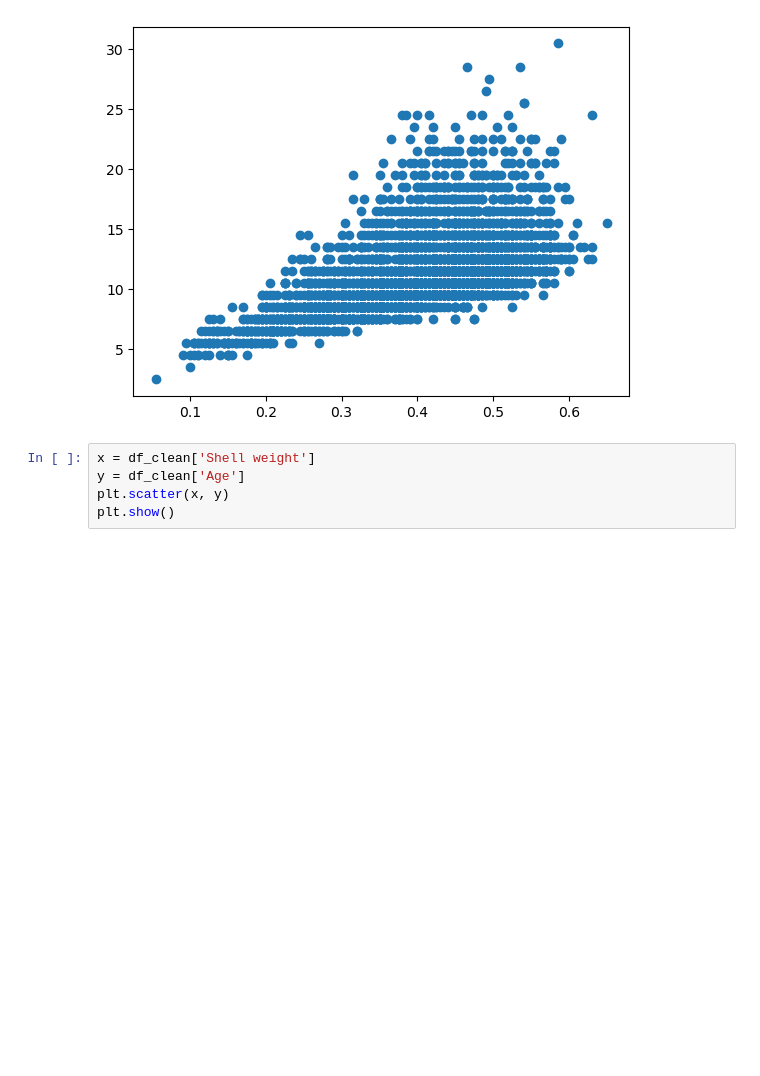
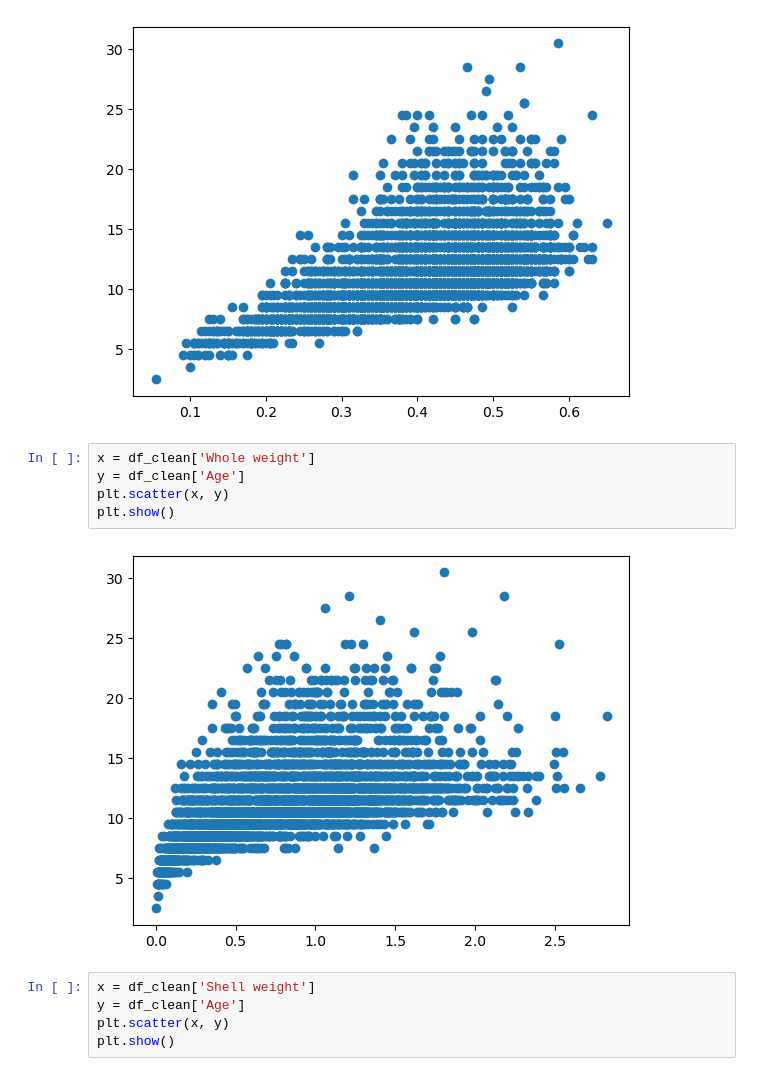
Before and after one commit to zinkin-s/eda_and_dev_tools, a Jupyter notebook: eda.ipynb, the cells around one changed output. Saved outputs shown, nothing was run; the diff lists cells and outputs as text; blank space fills up the shorter version.

```diff
--- a/eda.ipynb
+++ b/eda.ipynb
@@ -275,6 +289,13 @@ plt.scatter(x, y)
 plt.show()
 # %% [output]
 [figure]
+# %%
+x = df_clean['Whole weight']
+y = df_clean['Age']
+plt.scatter(x, y)
+plt.show()
+# %% [output]
+[figure, added]
 # %%
 x = df_clean['Shell weight']
 y = df_clean['Age']
```
Also changed, not shown: parts of 16 cells of this notebook.
